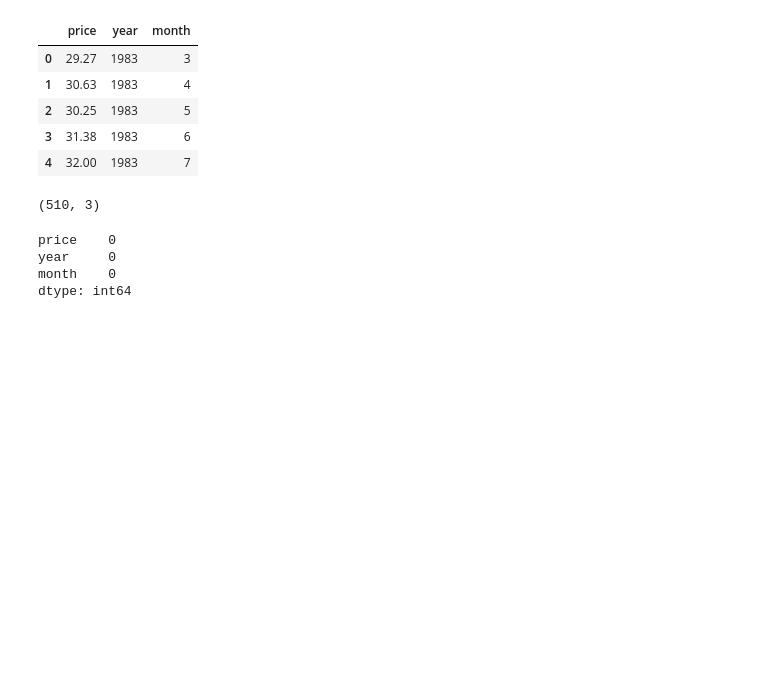
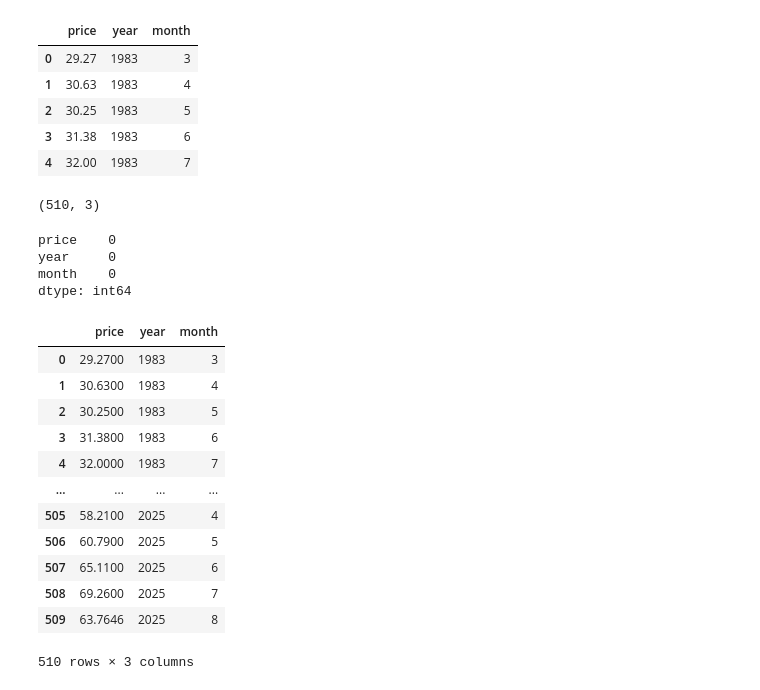
Before and after one commit to lakindu1234/Crude-Oil-Prediction-Project, a Jupyter notebook: Model/Index.ipynb, the cells around one changed output. Cells and saved outputs as stored; diff of their text form; code cells hidden in the pictures; blank space fills up the shorter version.

```diff
--- a/Model/Index.ipynb
+++ b/Model/Index.ipynb
@@ -126,0 +133,16 @@ y = df['price']
+# %%
+df
+# %% [output]
+|  | price | year | month |
+| 0 | 29.2700 | 1983 | 3 |
+| 1 | 30.6300 | 1983 | 4 |
+| 2 | 30.2500 | 1983 | 5 |
+| 3 | 31.3800 | 1983 | 6 |
+| 4 | 32.0000 | 1983 | 7 |
+| ... | ... | ... | ... |
+| 505 | 58.2100 | 2025 | 4 |
+| 506 | 60.7900 | 2025 | 5 |
+| 507 | 65.1100 | 2025 | 6 |
+| 508 | 69.2600 | 2025 | 7 |
+| 509 | 63.7646 | 2025 | 8 |
+510 rows × 3 columns
```
Also changed, not shown: parts of 8 cells of this notebook.
